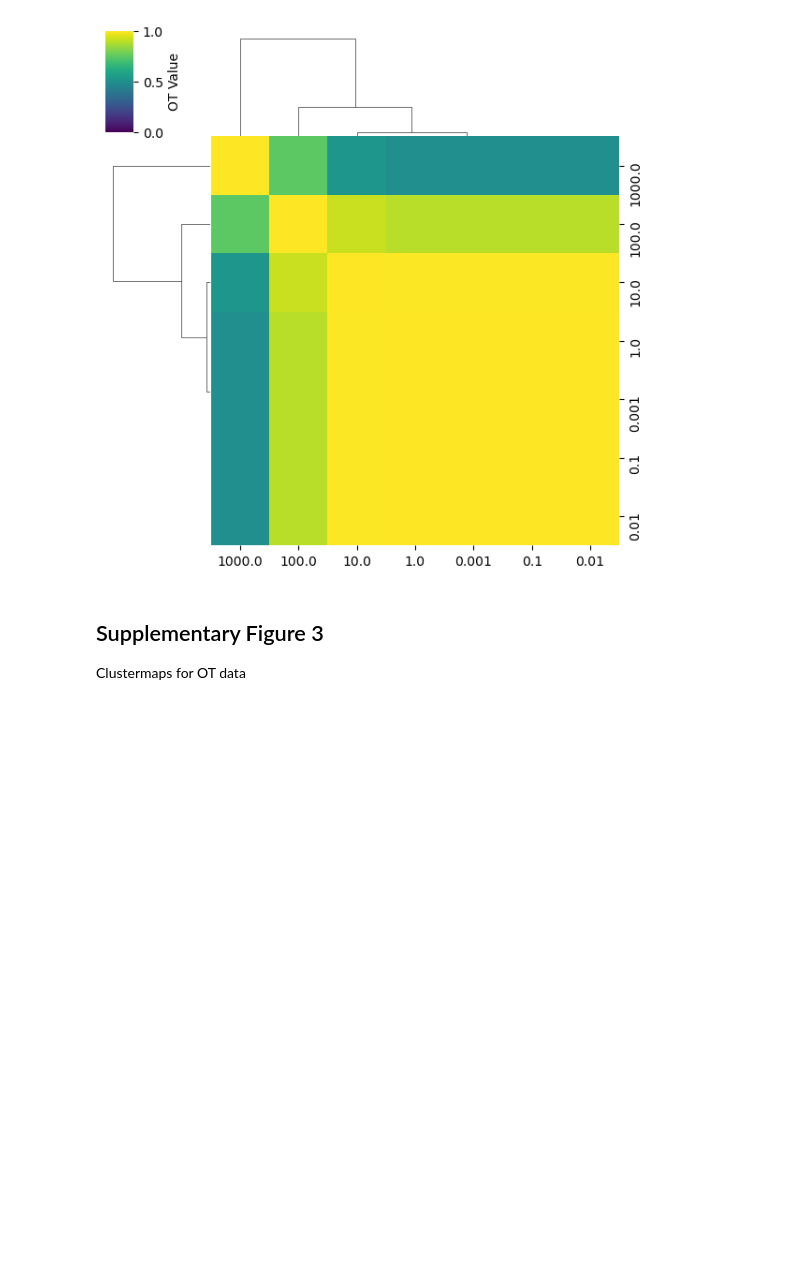
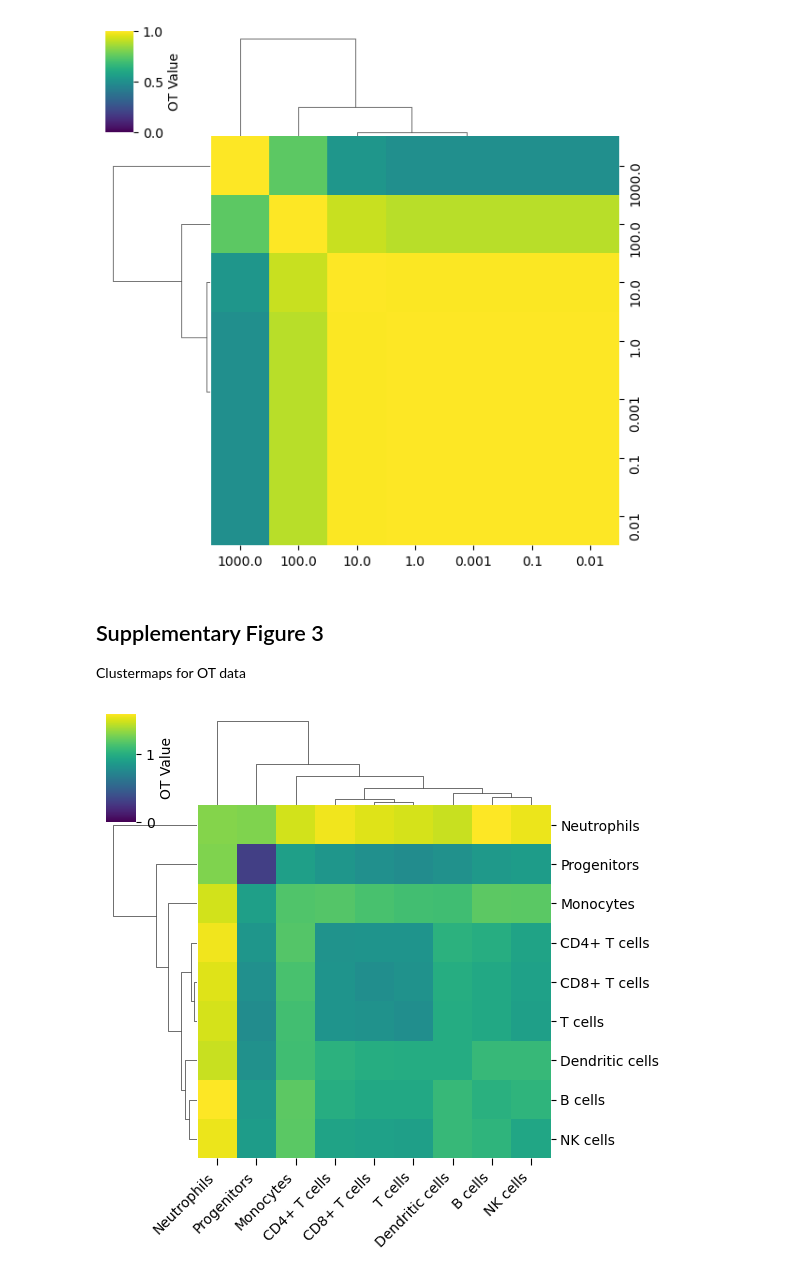
Before and after one commit to OlivierJSm/MasterInternship1, a Jupyter notebook: Testing/Report Figures/section_4.ipynb, the cells around one changed output. Saved outputs shown, nothing was run; the diff lists cells and outputs as text; code cells hidden in the pictures; blank space fills up the shorter version.

```diff
--- a/Testing/Report Figures/section_4.ipynb
+++ b/Testing/Report Figures/section_4.ipynb
@@ -828,5 +828,14 @@ plt.show()
 Clustermaps for OT data
 # %%
 ### Immune
+immune_sf3 = long_transform(panel_d_results, metadata_df_immune)
+generate_clustermap(
+    immune_sf3,
+    vmin=0,
+    cbar_kws={'label' : 'OT Value'},
+    figsize=(6,6)
+)
+# %% [output]
+[figure, added]
 # %%
 ### Ramani
```
Also changed, not shown: parts of 4 cells of this notebook, 1 other file.
